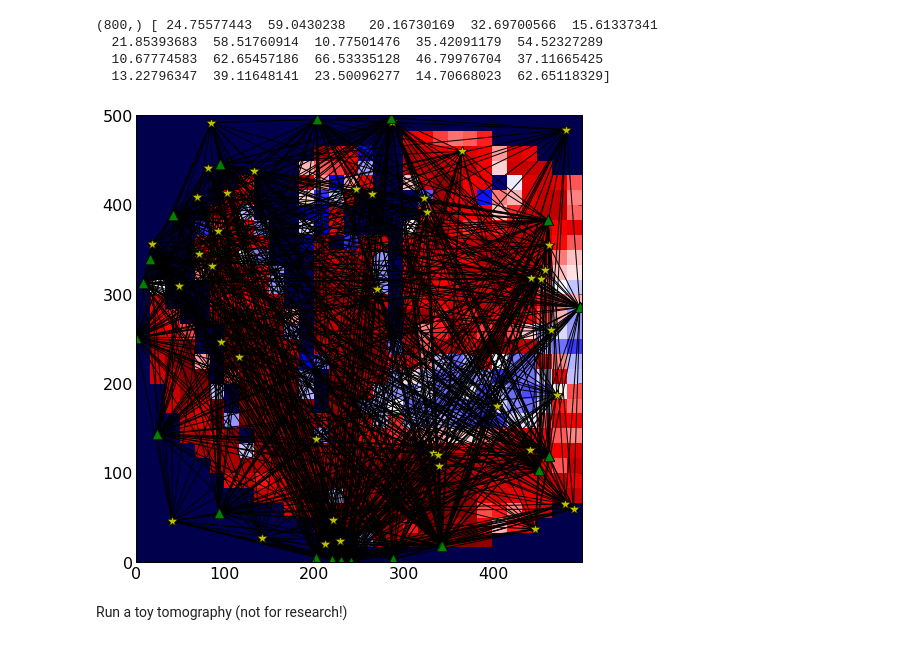
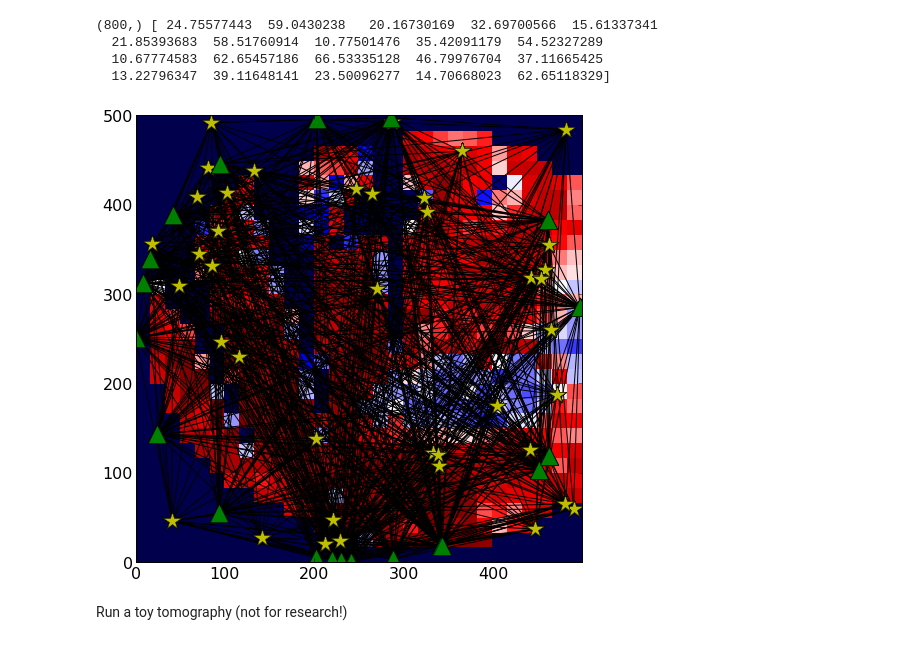
Before and after one commit to leouieda/scipy2013, a Jupyter notebook: presentation/modeling_the_earth_with_fatiando_a_terra.ipynb, the cells around one changed output. Saved outputs shown, nothing was run; the diff lists cells and outputs as text; code cells hidden in the pictures.

```diff
--- a/presentation/modeling_the_earth_with_fatiando_a_terra.ipynb
+++ b/presentation/modeling_the_earth_with_fatiando_a_terra.ipynb
@@ -340,11 +340,12 @@ print noisy.shape, noisy[:20]
 # %%
 mpl.figure(figsize=(10, 8)); mpl.axis('scaled')
 mpl.squaremesh(model, prop='vp', cmap=mpl.cm.seismic)
 mpl.paths(quakes, receivers)
-mpl.points(quakes, '*y'); mpl.points(receivers, '^g')
+mpl.points(quakes, '*y', size=18)
+mpl.points(receivers, '^g', size=18)
 mpl.m2km()
 # %% [output]
-[figure, old version]
+[figure, new version]
 # %% [markdown]
 Run a toy tomography (not for research!)
 # %%
```
Also changed, not shown: parts of 4 cells of this notebook, 1 other file.
